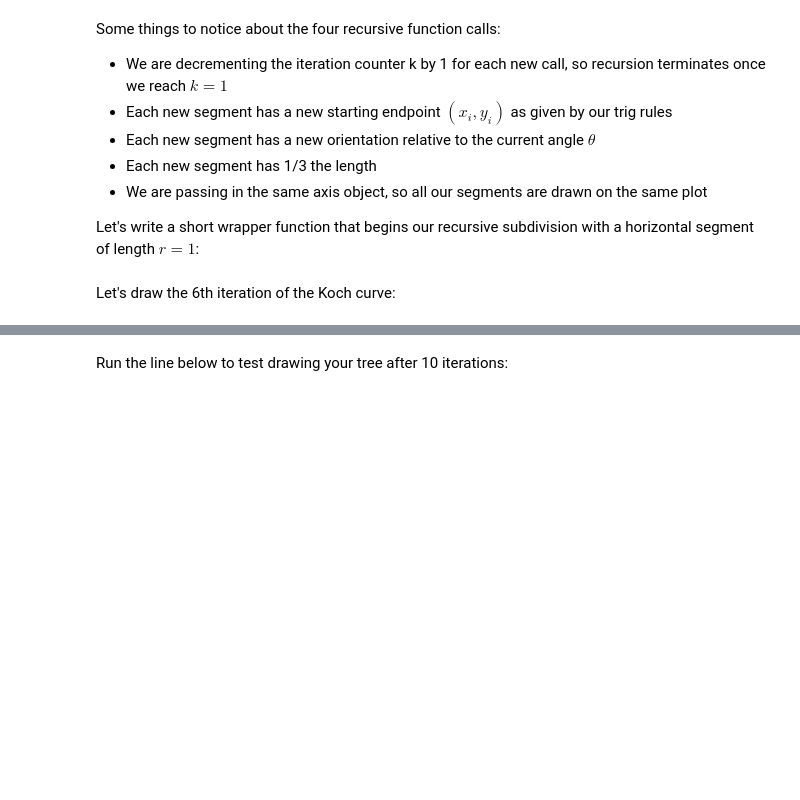
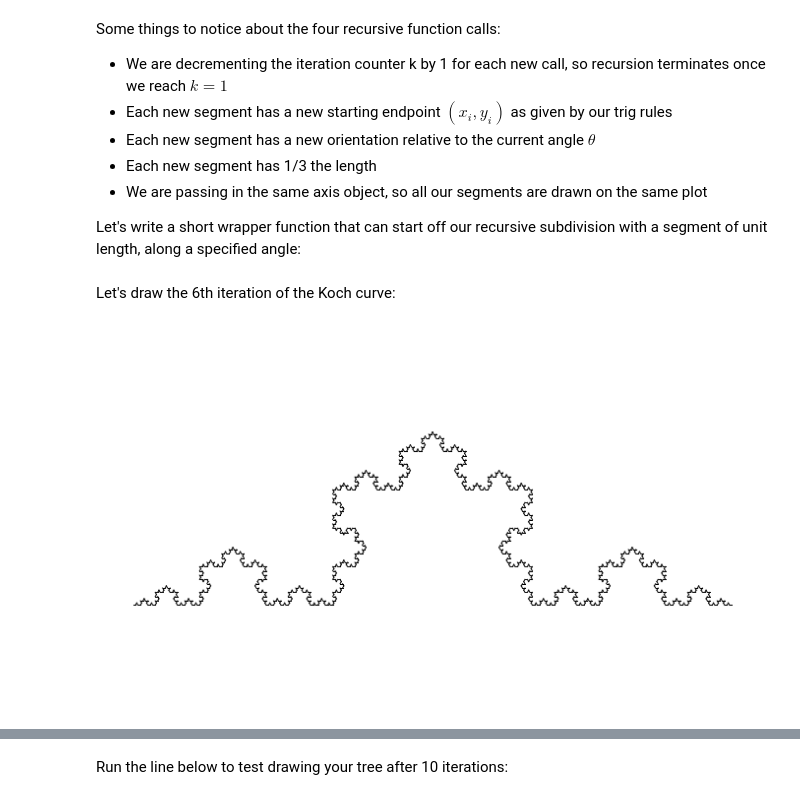
Before and after one commit to gvarnavi/generative-art-iap, a Jupyter notebook: 01.19-Tuesday/02_geometric-fractals-py.ipynb, the cells around one changed output, grey strips where cells are left out. Saved outputs shown, nothing was run; the diff lists cells and outputs as text; code cells hidden in the pictures; blank space fills up the shorter version.

```diff
--- a/01.19-Tuesday/02_geometric-fractals-py.ipynb
+++ b/01.19-Tuesday/02_geometric-fractals-py.ipynb
@@ -71,19 +71,25 @@ Some things to notice about the four recursive function calls:
 - Each new segment has 1/3 the length
 - We are passing in the same axis object, so all our segments are drawn on the same plot
 
-Let's write a short wrapper function that begins our recursive subdivision with a horizontal segment of length $r=1$:
+Let's write a short wrapper function that can start off our recursive subdivision with a segment of unit length, along a specified angle:
 # %%
-# wrapper function to draw the koch curve to specified depth
-def draw_koch_curve(n, ax):
-    '''Draw the Koch curve to the specified number of iterations n.'''
+def draw_fractal(fun, n, theta, ax):
+    '''Draw a fractal curve to the specified number of iterations n.
+       fun - the function which performs recursive subdivision
+       n - the number of iterations
+       theta - the orientation of the first segment
+       ax - an axis object on which to plot the curve.
+    '''
     if n < 1:
         raise ValueError('Iteration must be greater than zero.')
-    koch_curve(k=n, x=0, y=0, theta=0, r=1, ax=ax)
+    fun(k=n, x=0, y=0, theta=theta, r=1, ax=ax)
 # %% [markdown]
 Let's draw the 6th iteration of the Koch curve:
 # %%
 fig, ax = plt.subplots(1,1,figsize=(12,7))
-draw_koch_curve(6, ax)
+draw_fractal(koch_curve, n=6, theta=0., ax=ax)
 ax.axis('equal')
 ax.axis('off')
 plt.show()
+# %% [output]
+[figure, added]
```
Also changed, not shown: parts of 5 cells of this notebook.
